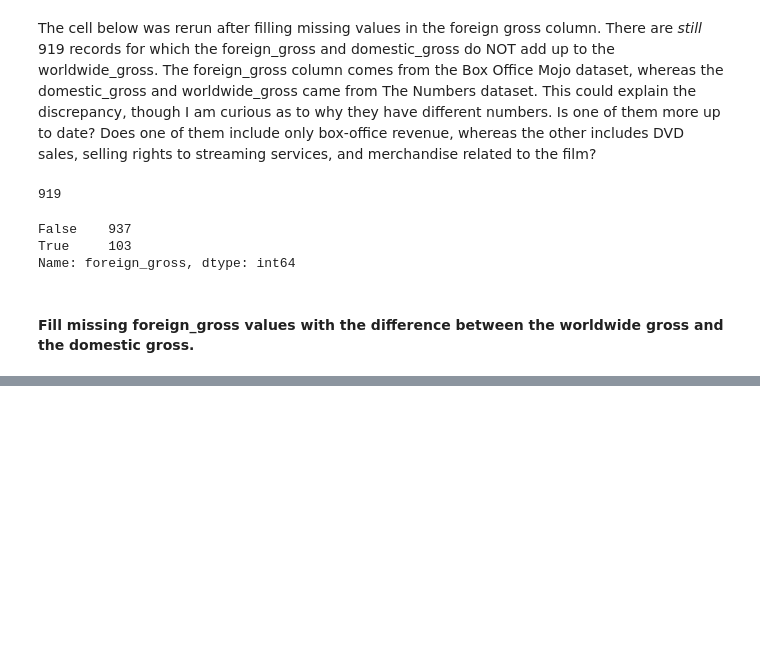
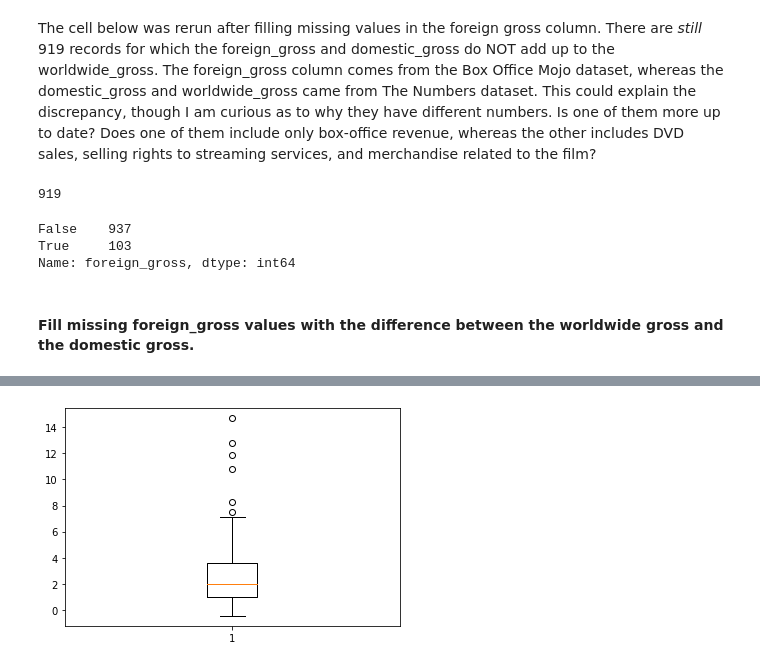
Before and after one commit to ran0027/microsoft_movie_analysis, a Jupyter notebook: Untitled.ipynb, the cells around one changed output, grey strips where cells are left out. Saved outputs shown, nothing was run; the diff lists cells and outputs as text; code cells hidden in the pictures; blank space fills up the shorter version.

```diff
--- a/Untitled.ipynb
+++ b/Untitled.ipynb
@@ -291,0 +681,6 @@ movie_data['foreign_gross'].fillna(value=computed_foreign_gross, inplace=True)
+# %%
+fig, ax = plt.subplots()
+
+ax.boxplot(aac_roi);
+# %% [output]
+[figure, added]
```
Also changed, not shown: parts of 67 cells of this notebook.
